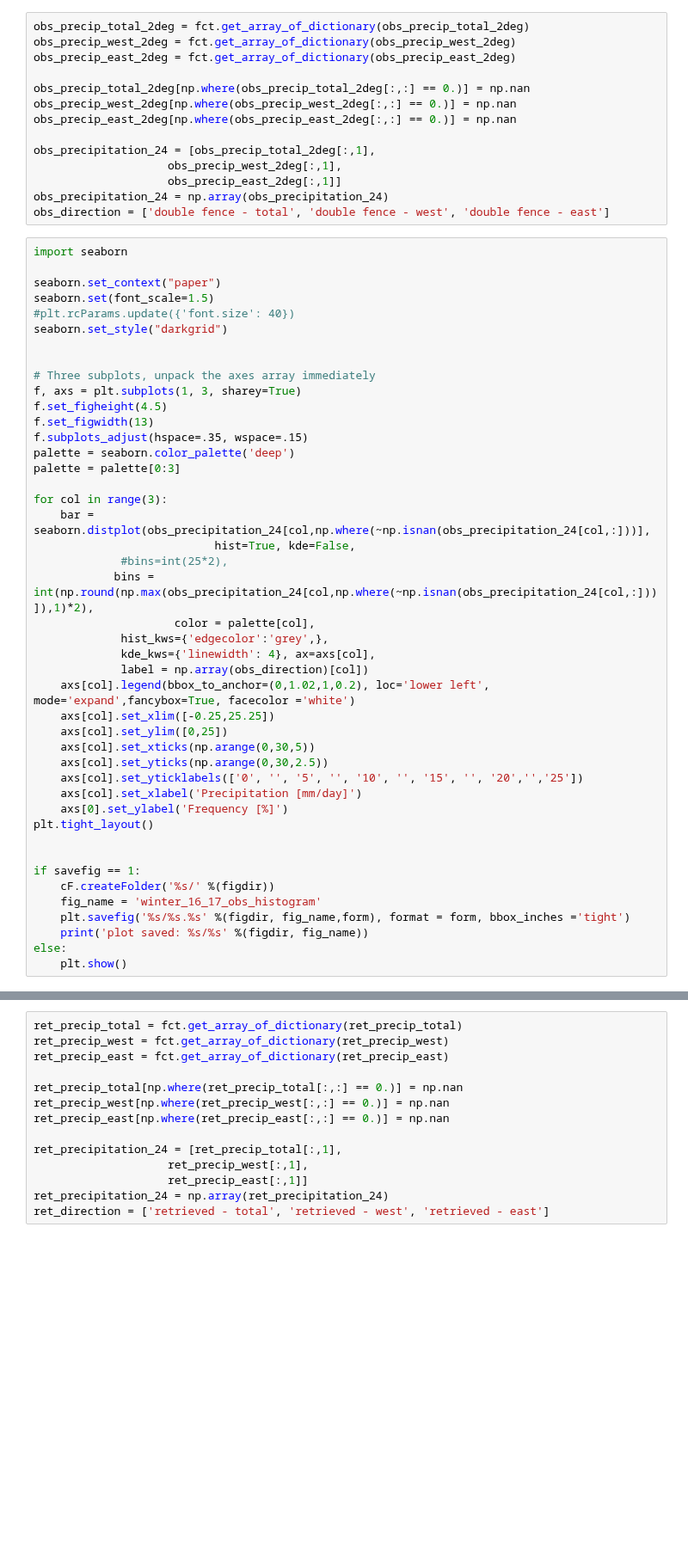
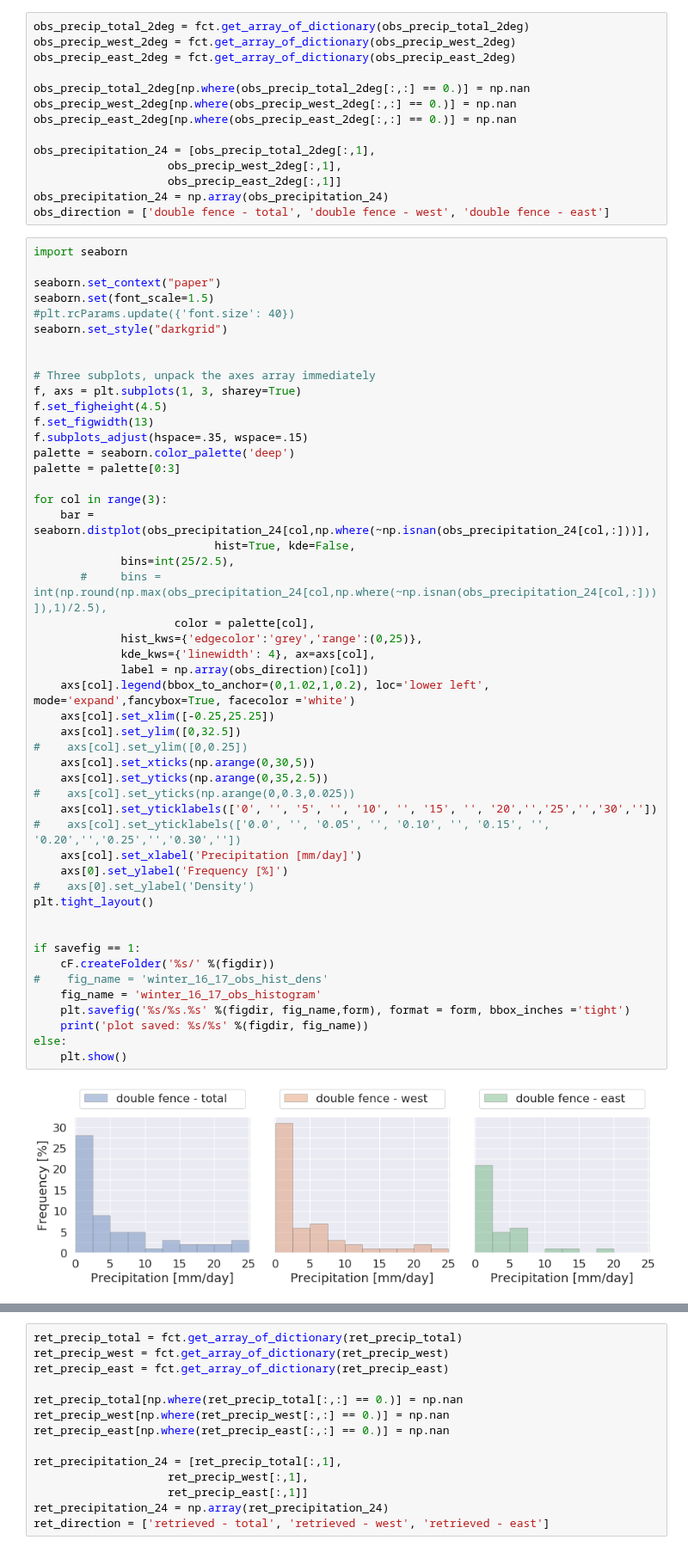
Before and after one commit to franzihe/research_Haukeli, a Jupyter notebook: Weathermast_Retrieval_MEPS/plt_density_histogram.ipynb, the cells around one changed output, grey strips where cells are left out. Shown at 86% size. Saved outputs shown, nothing was run; the diff lists cells and outputs as text; blank space fills up the shorter version.

```diff
--- a/Weathermast_Retrieval_MEPS/plt_density_histogram.ipynb
+++ b/Weathermast_Retrieval_MEPS/plt_density_histogram.ipynb
@@ -178,39 +178,46 @@ seaborn.set_style("darkgrid")
 
 # Three subplots, unpack the axes array immediately
 f, axs = plt.subplots(1, 3, sharey=True)
 f.set_figheight(4.5)
 f.set_figwidth(13)
 f.subplots_adjust(hspace=.35, wspace=.15)
 palette = seaborn.color_palette('deep')
 palette = palette[0:3]
 
 for col in range(3):
     bar = seaborn.distplot(obs_precipitation_24[col,np.where(~np.isnan(obs_precipitation_24[col,:]))],
                            hist=True, kde=False,
-             #bins=int(25*2),
-            bins = int(np.round(np.max(obs_precipitation_24[col,np.where(~np.isnan(obs_precipitation_24[col,:]))]),1)*2),
+             bins=int(25/2.5),
+       #     bins = int(np.round(np.max(obs_precipitation_24[col,np.where(~np.isnan(obs_precipitation_24[col,:]))]),1)/2.5),
                      color = palette[col],
-             hist_kws={'edgecolor':'grey',},
+             hist_kws={'edgecolor':'grey','range':(0,25)},
              kde_kws={'linewidth': 4}, ax=axs[col],
              label = np.array(obs_direction)[col])
     axs[col].legend(bbox_to_anchor=(0,1.02,1,0.2), loc='lower left', mode='expand',fancybox=True, facecolor ='white')
     axs[col].set_xlim([-0.25,25.25])
-    axs[col].set_ylim([0,25])
+    axs[col].set_ylim([0,32.5])
+#    axs[col].set_ylim([0,0.25])
     axs[col].set_xticks(np.arange(0,30,5))
-    axs[col].set_yticks(np.arange(0,30,2.5))
-    axs[col].set_yticklabels(['0', '', '5', '', '10', '', '15', '', '20','','25'])
+    axs[col].set_yticks(np.arange(0,35,2.5))
+#    axs[col].set_yticks(np.arange(0,0.3,0.025))
+    axs[col].set_yticklabels(['0', '', '5', '', '10', '', '15', '', '20','','25','','30',''])
+#    axs[col].set_yticklabels(['0.0', '', '0.05', '', '0.10', '', '0.15', '', '0.20','','0.25','','0.30',''])
     axs[col].set_xlabel('Precipitation [mm/day]')
     axs[0].set_ylabel('Frequency [%]')
+#    axs[0].set_ylabel('Density')
 plt.tight_layout()
 
 
 if savefig == 1:
     cF.createFolder('%s/' %(figdir))
+#    fig_name = 'winter_16_17_obs_hist_dens'
     fig_name = 'winter_16_17_obs_histogram'
     plt.savefig('%s/%s.%s' %(figdir, fig_name,form), format = form, bbox_inches ='tight')
     print('plot saved: %s/%s' %(figdir, fig_name))
 else:
     plt.show()
+# %% [output]
+[figure, added]
 # %%
 # Three subplots, unpack the axes array immediately
 f, axs = plt.subplots(1, 1, sharey=True)
```
Also changed, not shown: parts of 9 cells of this notebook.
